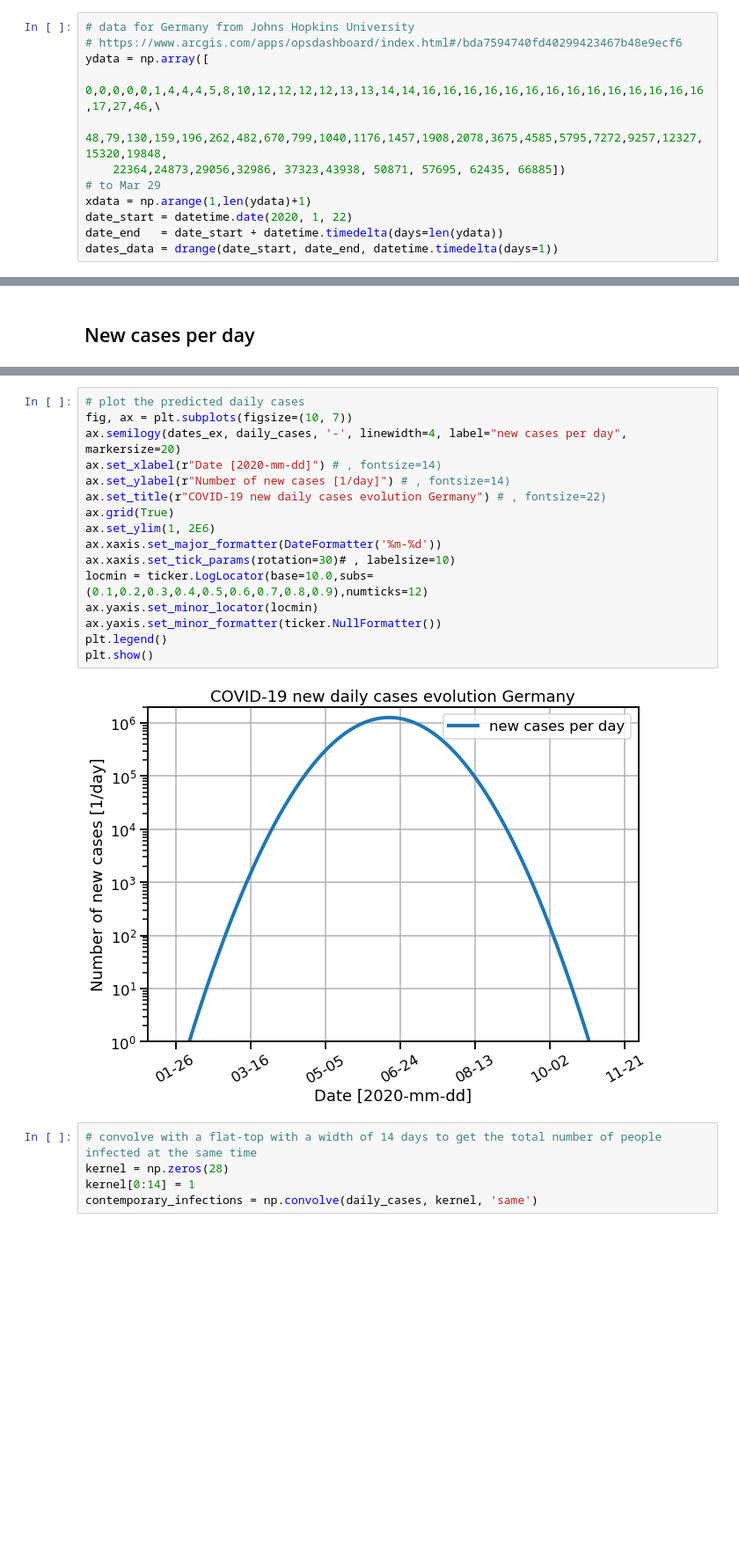
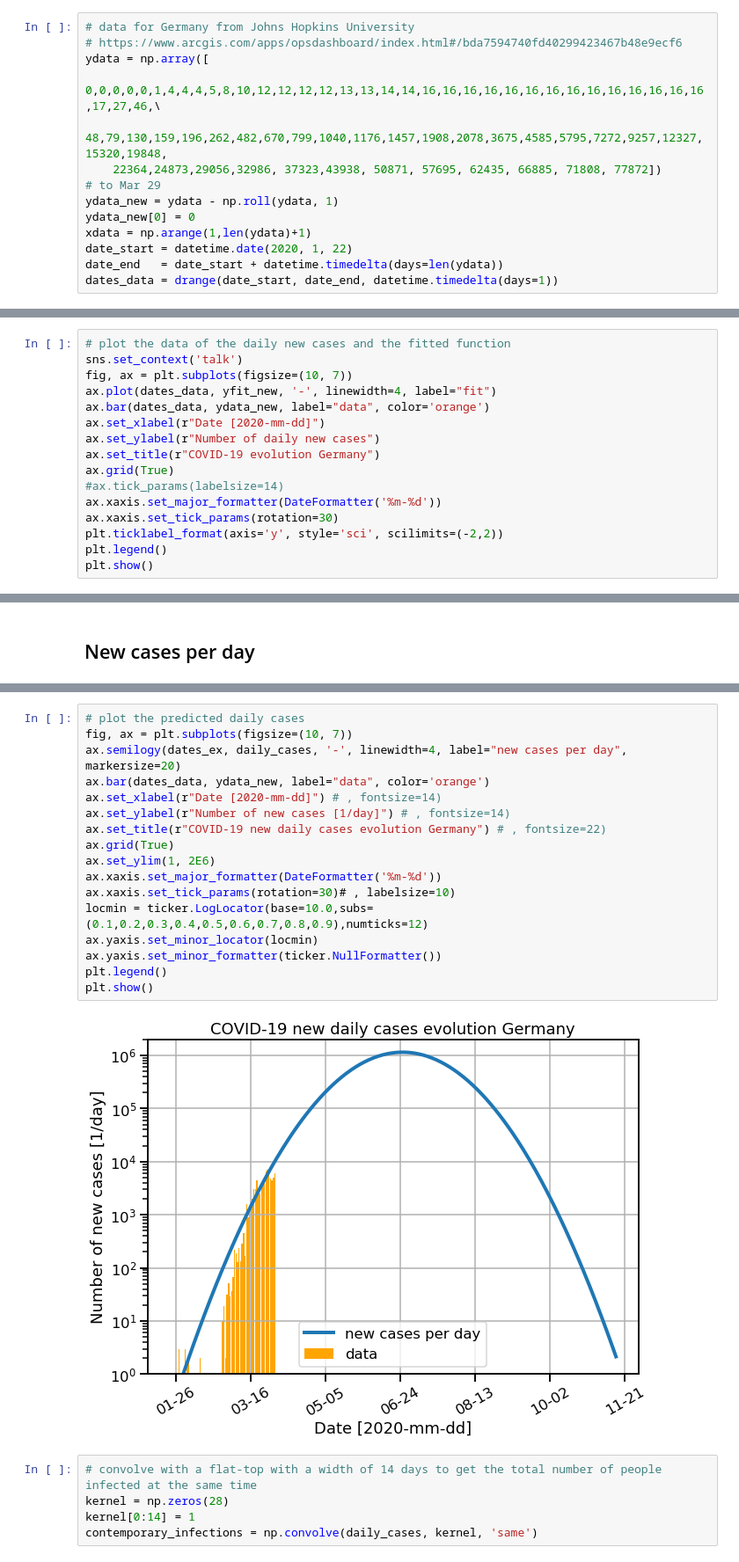
Before and after one commit to circlespace/covid19, a Jupyter notebook: COVID-19_Germany.ipynb, the cells around one changed output, grey strips where cells are left out. Shown at 88% size. Saved outputs shown, nothing was run; the diff lists cells and outputs as text; blank space fills up the shorter version.

Commit message:
added data for 2020-04-01 added plots with daily new cases

```diff
--- a/COVID-19_Germany.ipynb
+++ b/COVID-19_Germany.ipynb
@@ -27,8 +27,10 @@ from scipy.optimize import curve_fit
 ydata = np.array([
     0,0,0,0,0,1,4,4,4,5,8,10,12,12,12,12,13,13,14,14,16,16,16,16,16,16,16,16,16,16,16,16,16,16,17,27,46,\
     48,79,130,159,196,262,482,670,799,1040,1176,1457,1908,2078,3675,4585,5795,7272,9257,12327,15320,19848,
-    22364,24873,29056,32986, 37323,43938, 50871, 57695, 62435, 66885])
+    22364,24873,29056,32986, 37323,43938, 50871, 57695, 62435, 66885, 71808, 77872])
 # to Mar 29
+ydata_new = ydata - np.roll(ydata, 1)
+ydata_new[0] = 0
 xdata = np.arange(1,len(ydata)+1)
 date_start = datetime.date(2020, 1, 22)
 date_end   = date_start + datetime.timedelta(days=len(ydata))
@@ -62,0 +67,16 @@ plt.show()
+# %%
+# plot the data of the daily new cases and the fitted function
+sns.set_context('talk')
+fig, ax = plt.subplots(figsize=(10, 7))
+ax.plot(dates_data, yfit_new, '-', linewidth=4, label="fit")
+ax.bar(dates_data, ydata_new, label="data", color='orange')
+ax.set_xlabel(r"Date [2020-mm-dd]")
+ax.set_ylabel(r"Number of daily new cases")
+ax.set_title(r"COVID-19 evolution Germany")
+ax.grid(True)
+#ax.tick_params(labelsize=14)
+ax.xaxis.set_major_formatter(DateFormatter('%m-%d'))
+ax.xaxis.set_tick_params(rotation=30)
+plt.ticklabel_format(axis='y', style='sci', scilimits=(-2,2))
+plt.legend()
+plt.show()
@@ -194,21 +216,22 @@ print(np.sum(daily_cases)/80E6)
 # %%
 # plot the predicted daily cases
 fig, ax = plt.subplots(figsize=(10, 7))
 ax.semilogy(dates_ex, daily_cases, '-', linewidth=4, label="new cases per day", markersize=20)
+ax.bar(dates_data, ydata_new, label="data", color='orange')
 ax.set_xlabel(r"Date [2020-mm-dd]") # , fontsize=14)
 ax.set_ylabel(r"Number of new cases [1/day]") # , fontsize=14)
 ax.set_title(r"COVID-19 new daily cases evolution Germany") # , fontsize=22)
 ax.grid(True)
 ax.set_ylim(1, 2E6)
 ax.xaxis.set_major_formatter(DateFormatter('%m-%d'))
 ax.xaxis.set_tick_params(rotation=30)# , labelsize=10)
 locmin = ticker.LogLocator(base=10.0,subs=(0.1,0.2,0.3,0.4,0.5,0.6,0.7,0.8,0.9),numticks=12)
 ax.yaxis.set_minor_locator(locmin)
 ax.yaxis.set_minor_formatter(ticker.NullFormatter())
 plt.legend()
 plt.show()
 # %% [output]
-[figure, old version]
+[figure, new version]
 # %%
 # convolve with a flat-top with a width of 14 days to get the total number of people infected at the same time
 kernel = np.zeros(28)
```
Also changed, not shown: parts of 9 cells of this notebook.
